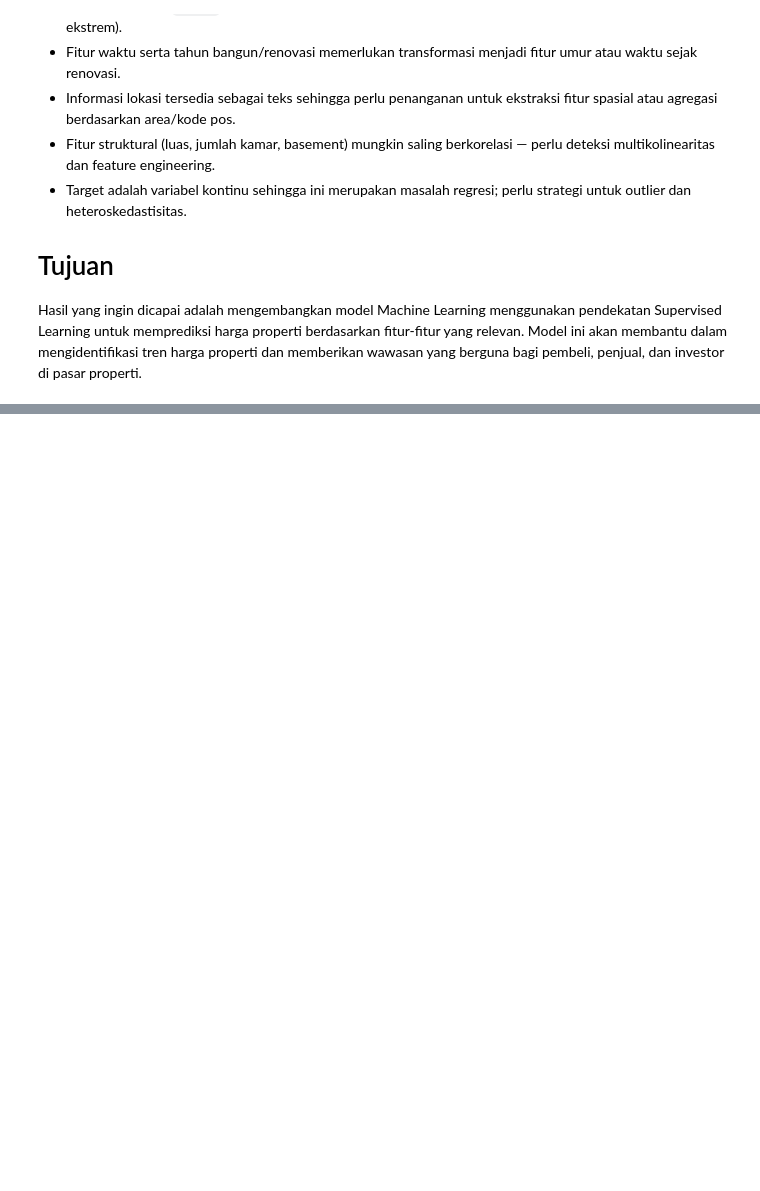
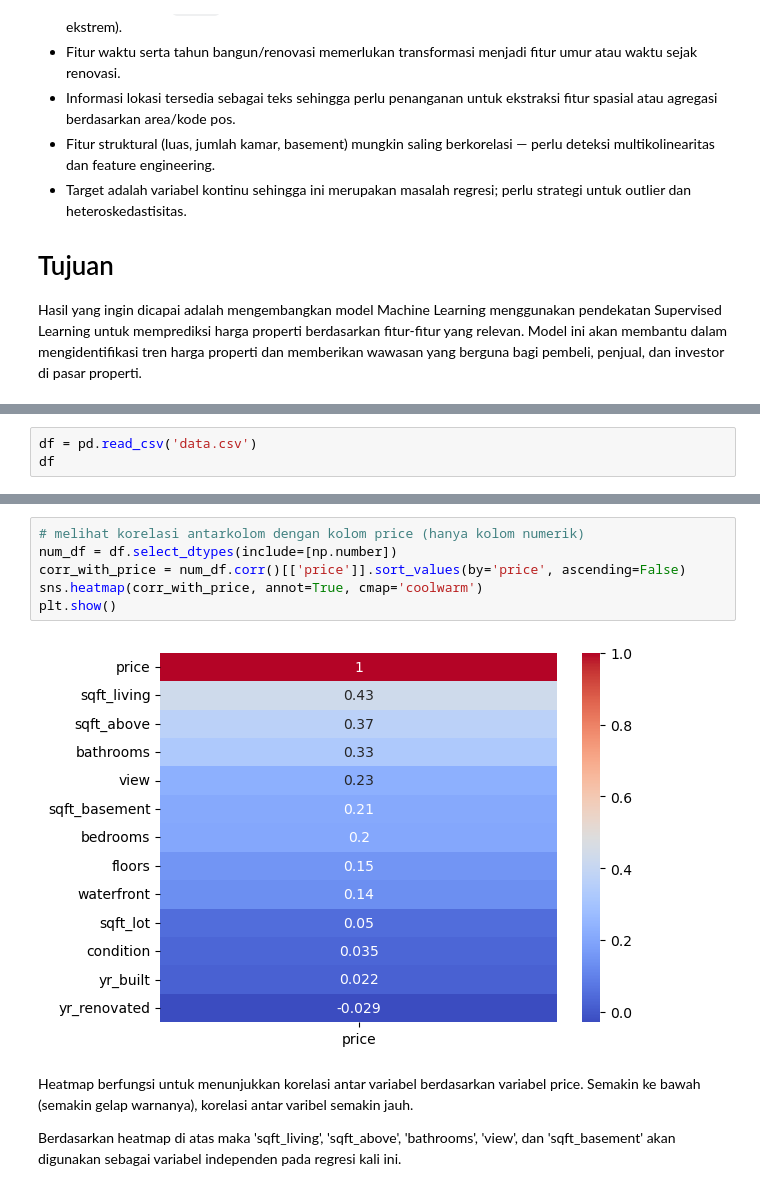
Before and after one commit to Universitas-Cakrawala/uas-stochastic-modeling, a Jupyter notebook: main.ipynb, the cells around one changed output, grey strips where cells are left out. Cells and saved outputs as stored; diff of their text form; blank space fills up the shorter version.

```diff
--- a/main.ipynb
+++ b/main.ipynb
@@ -19,0 +31,3 @@ Hasil yang ingin dicapai adalah mengembangkan model Machine Learning menggunakan
+# %%
+df = pd.read_csv('data.csv')
+df
@@ -19,0 +140,12 @@ Hasil yang ingin dicapai adalah mengembangkan model Machine Learning menggunakan
+# %%
+# melihat korelasi antarkolom dengan kolom price (hanya kolom numerik)
+num_df = df.select_dtypes(include=[np.number])
+corr_with_price = num_df.corr()[['price']].sort_values(by='price', ascending=False)
+sns.heatmap(corr_with_price, annot=True, cmap='coolwarm')
+plt.show()
+# %% [output]
+[figure, added]
+# %% [markdown]
+Heatmap berfungsi untuk menunjukkan korelasi antar variabel berdasarkan variabel price. Semakin ke bawah (semakin gelap warnanya), korelasi antar varibel semakin jauh.
+
+Berdasarkan heatmap di atas maka 'sqft_living', 'sqft_above', 'bathrooms', 'view', dan 'sqft_basement' akan digunakan sebagai variabel independen pada regresi kali ini.
```
Also changed, not shown: parts of 46 cells of this notebook.
